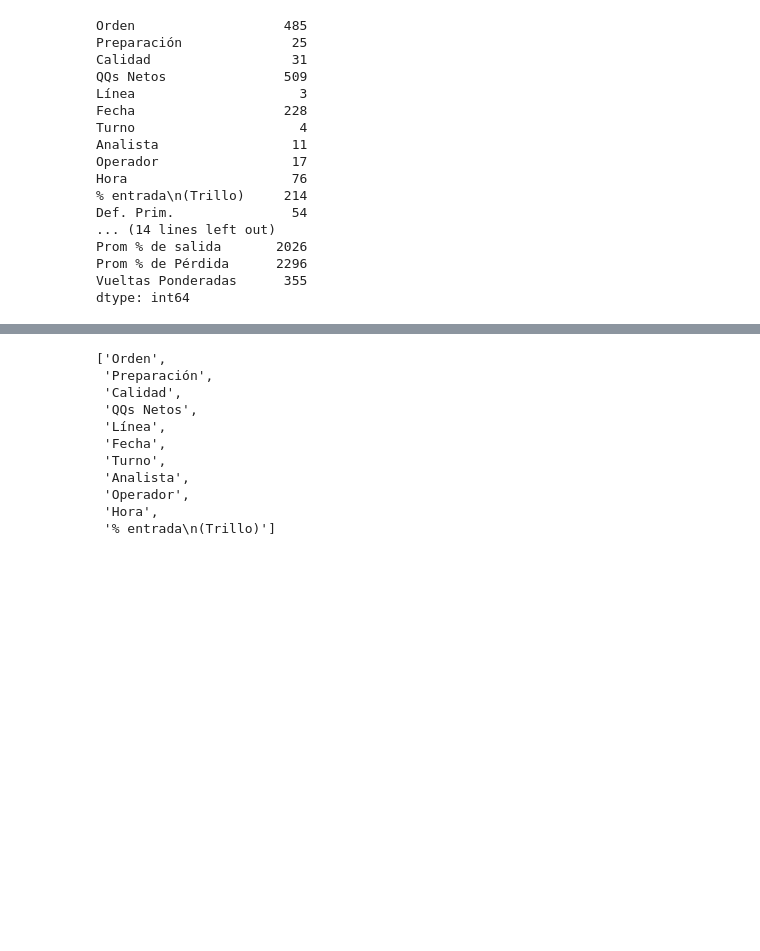
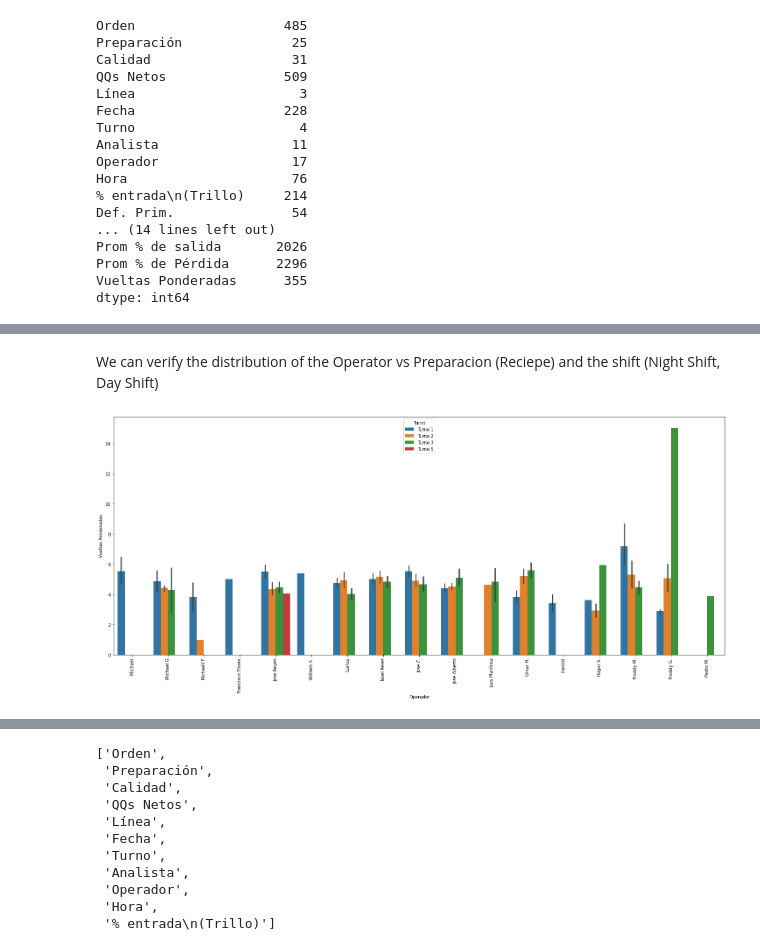
Before and after one commit to casanchez25/crops_densimetric_classifier, a Jupyter notebook: Cantidad_de_Vueltas_Completa.ipynb, the cells around one changed output, grey strips where cells are left out. Drawn from its saved outputs; the diff is of its cells as text; code cells hidden in the pictures; blank space fills up the shorter version.

```diff
--- a/Cantidad_de_Vueltas_Completa.ipynb
+++ b/Cantidad_de_Vueltas_Completa.ipynb
@@ -41,0 +157,8 @@ plt.show()
+# %% [markdown]
+We can verify the distribution of the Operator  vs Preparacion (Reciepe) and the shift (Night Shift, Day Shift)
+# %%
+sns.barplot(data=df, x='Operador', y='Vueltas Ponderadas', hue='Turno')
+plt.xticks(rotation=90)
+plt.show()
+# %% [output]
+[figure, added]
```
Also changed, not shown: parts of 31 cells of this notebook.
